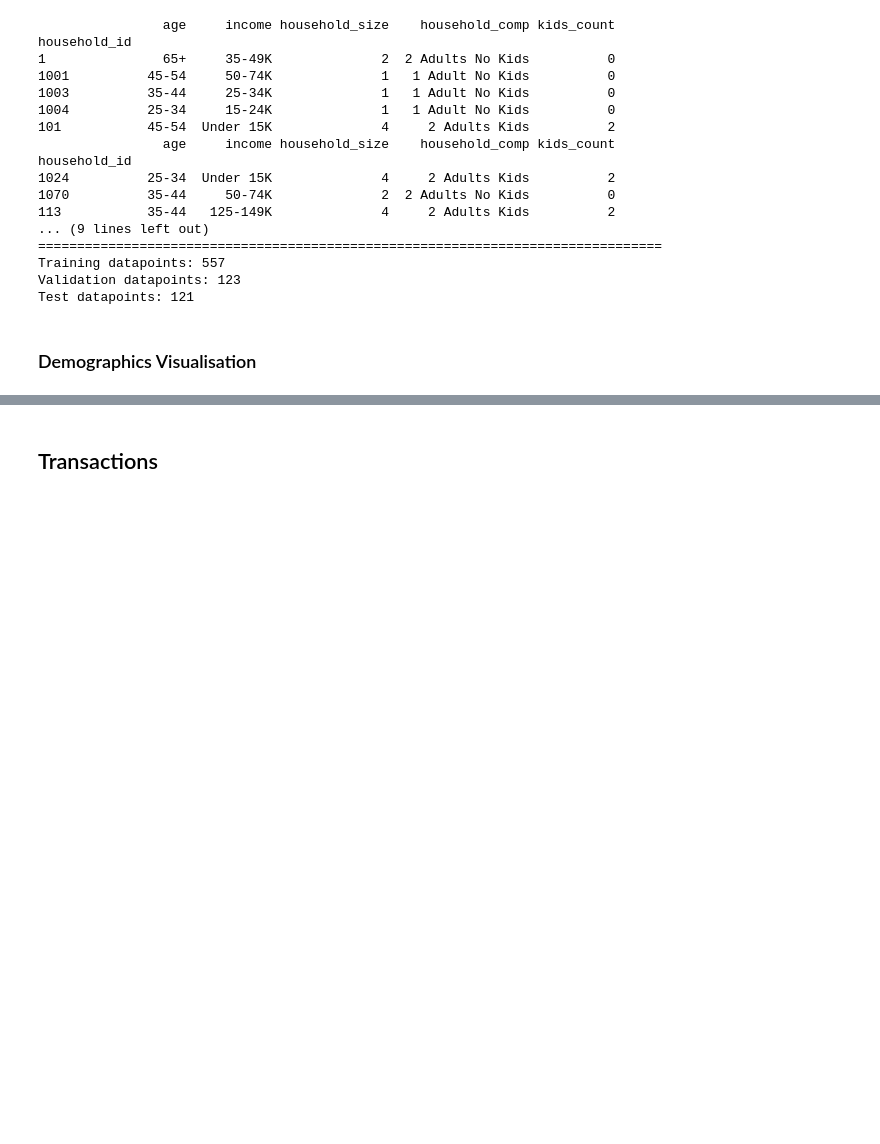
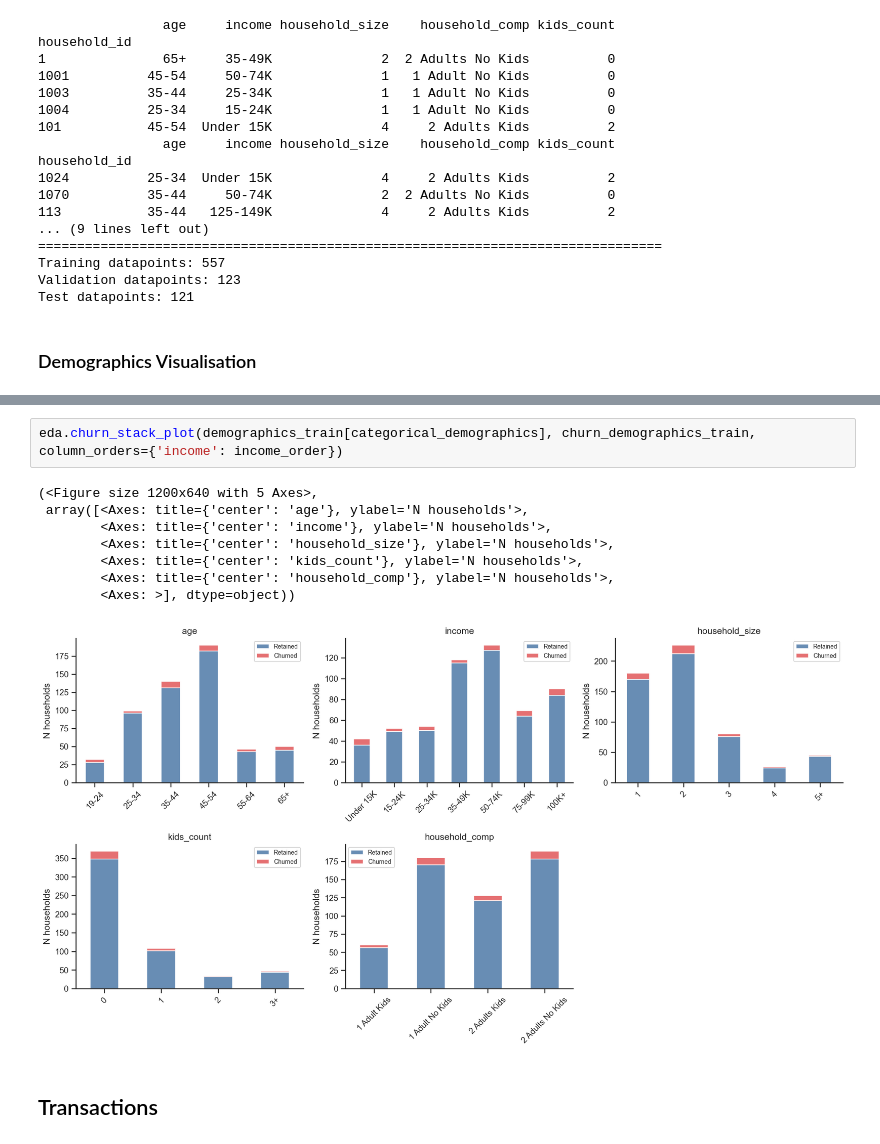
Before and after one commit to Kasperclowes/QBUS3820-Group-Assignment, a Jupyter notebook: RUN.ipynb, the cells around one changed output, grey strips where cells are left out. Saved outputs shown, nothing was run; the diff lists cells and outputs as text; blank space fills up the shorter version.

```diff
--- a/RUN.ipynb
+++ b/RUN.ipynb
@@ -144,3 +185,14 @@ eda.mutual_information_table(demographics_train, categorical=categorical_demogra
+# %%
+eda.churn_stack_plot(demographics_train[categorical_demographics], churn_demographics_train, column_orders={'income': income_order})
+# %% [output]
+(<Figure size 1200x640 with 5 Axes>,
+ array([<Axes: title={'center': 'age'}, ylabel='N households'>,
+        <Axes: title={'center': 'income'}, ylabel='N households'>,
+        <Axes: title={'center': 'household_size'}, ylabel='N households'>,
+        <Axes: title={'center': 'kids_count'}, ylabel='N households'>,
+        <Axes: title={'center': 'household_comp'}, ylabel='N households'>,
+        <Axes: >], dtype=object))
+[figure, added]
 # %% [markdown]
 ## Transactions
 # %%
```
Also changed, not shown: parts of 5 cells of this notebook, 2 other files.
